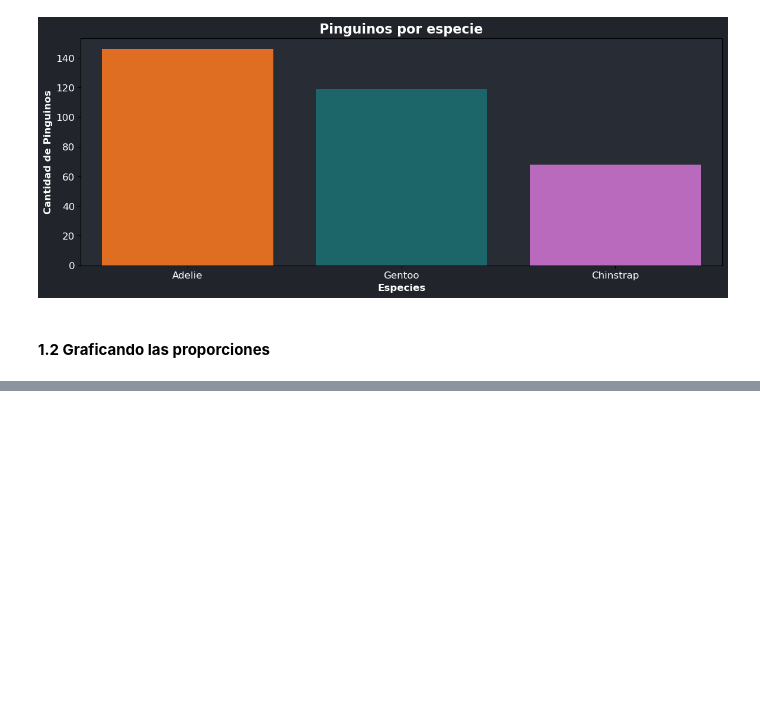
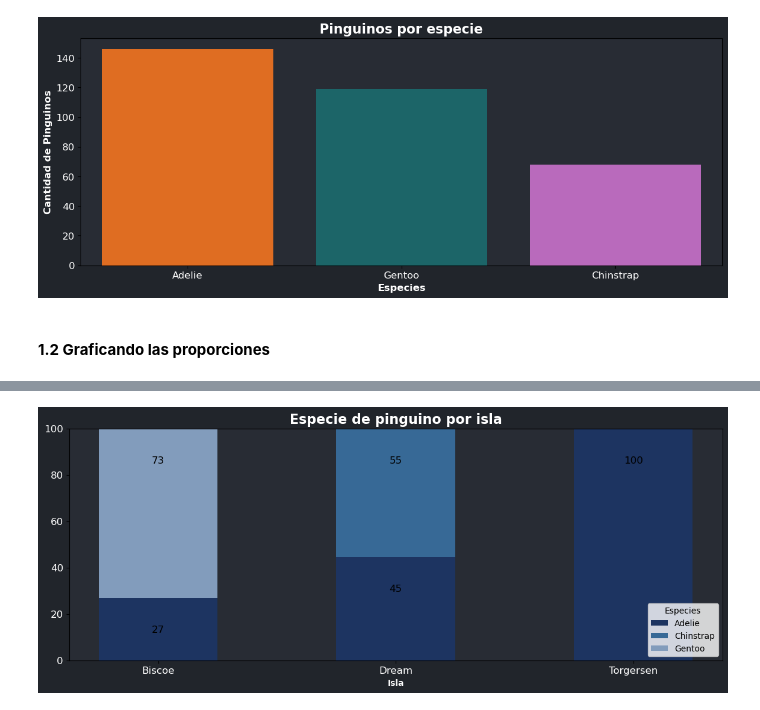
Before and after one commit to JuanFeA98/Fullstack_Data_Scientist, a Jupyter notebook: EDA/01.Analisis_Exploratorio_Datos.ipynb, the cells around one changed output, grey strips where cells are left out. Drawn from its saved outputs; the diff is of its cells as text; code cells hidden in the pictures; blank space fills up the shorter version.

```diff
--- a/EDA/01.Analisis_Exploratorio_Datos.ipynb
+++ b/EDA/01.Analisis_Exploratorio_Datos.ipynb
@@ -184,0 +180,5 @@ penguins_data.sample()
+# %%
+penguins_x_island = pd.crosstab(index=penguins_data['island'], columns=penguins_data['species']).reset_index()
+penguins_x_island.columns = ['island', 'Adelie', 'Chinstrap', 'Gentoo']
+penguins_x_island.set_index('island', inplace=True)
+penguins_x_island
@@ -184,0 +191,55 @@ penguins_data.sample()
+# %%
+r = [i for i in range(len(penguins_x_island))]
+
+totals = [i+j+k for i,j,k in zip(penguins_x_island['Adelie'], penguins_x_island['Chinstrap'], penguins_x_island['Gentoo'])]
+adelie_Bars = [i / j * 100 for i,j in zip(penguins_x_island['Adelie'], totals)]
+chinstrap_Bars = [i / j * 100 for i,j in zip(penguins_x_island['Chinstrap'], totals)]
+gentoo_Bars = [i / j * 100 for i,j in zip(penguins_x_island['Gentoo'], totals)]
+# %%
+# plot
+barWidth = 0.5
+names = list(penguins_x_island.index)
+y_offset = -15
+
+# fig, ax = plt.subplots()
+fig, ax = plt.subplots(figsize=(14, 5))
+
+plt.title(
+    'Especie de pinguino por isla',
+    fontweight=1000,
+    size=16,
+    color='white'
+)
+
+fig.patch.set_facecolor('#21252b')
+ax.set_facecolor('#282c34')
+
+# Create Bars
+plt.bar(r, adelie_Bars, color='#1d3461', width=barWidth, label='Adelie')
+plt.bar(r, chinstrap_Bars, bottom=adelie_Bars, color='#376996', width=barWidth, label='Chinstrap')
+plt.bar(r, gentoo_Bars, bottom=[i+j for i,j in zip(adelie_Bars, chinstrap_Bars)], color='#829cbc', width=barWidth, label='Gentoo')
+
+# Custom axis
+plt.xticks(r, names, color='white', size=12)
+plt.xlabel("Isla", fontweight=1000,color='white')
+
+plt.yticks(color='white', size=12)
+
+# Add labels
+for bar in ax.patches:
+    if bar.get_height() != 0:
+        ax.text(
+          bar.get_x() + bar.get_width() / 2,
+          bar.get_height() + bar.get_y() + y_offset,
+          round(bar.get_height()),
+          ha='center',
+          color='black',
+          size=12
+      )
+
+plt.legend(loc='lower right', title='Especies')
+
+# Show graphic
+plt.show()
+# %% [output]
+[figure, added]
```
Also changed, not shown: parts of 2 cells of this notebook.
